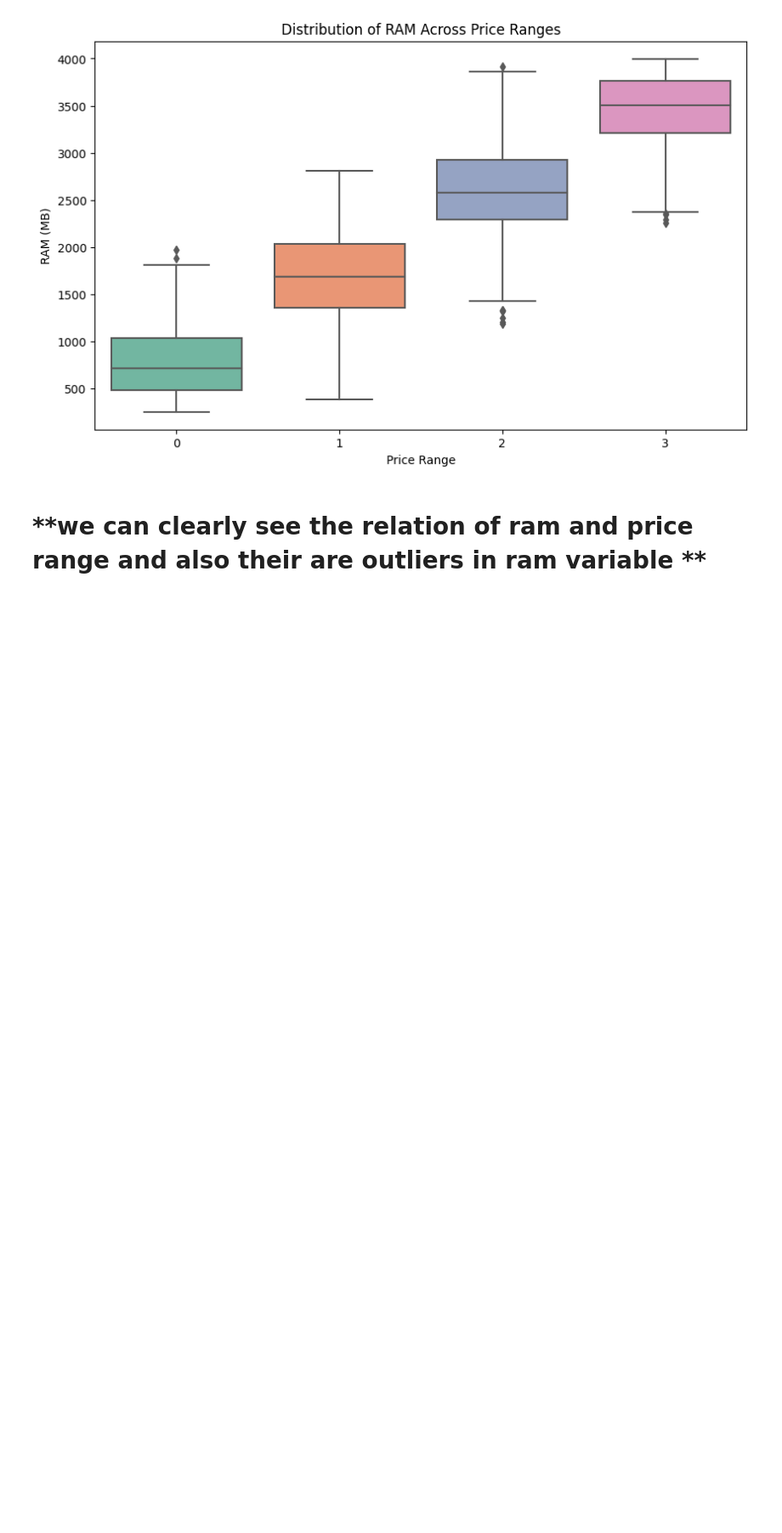
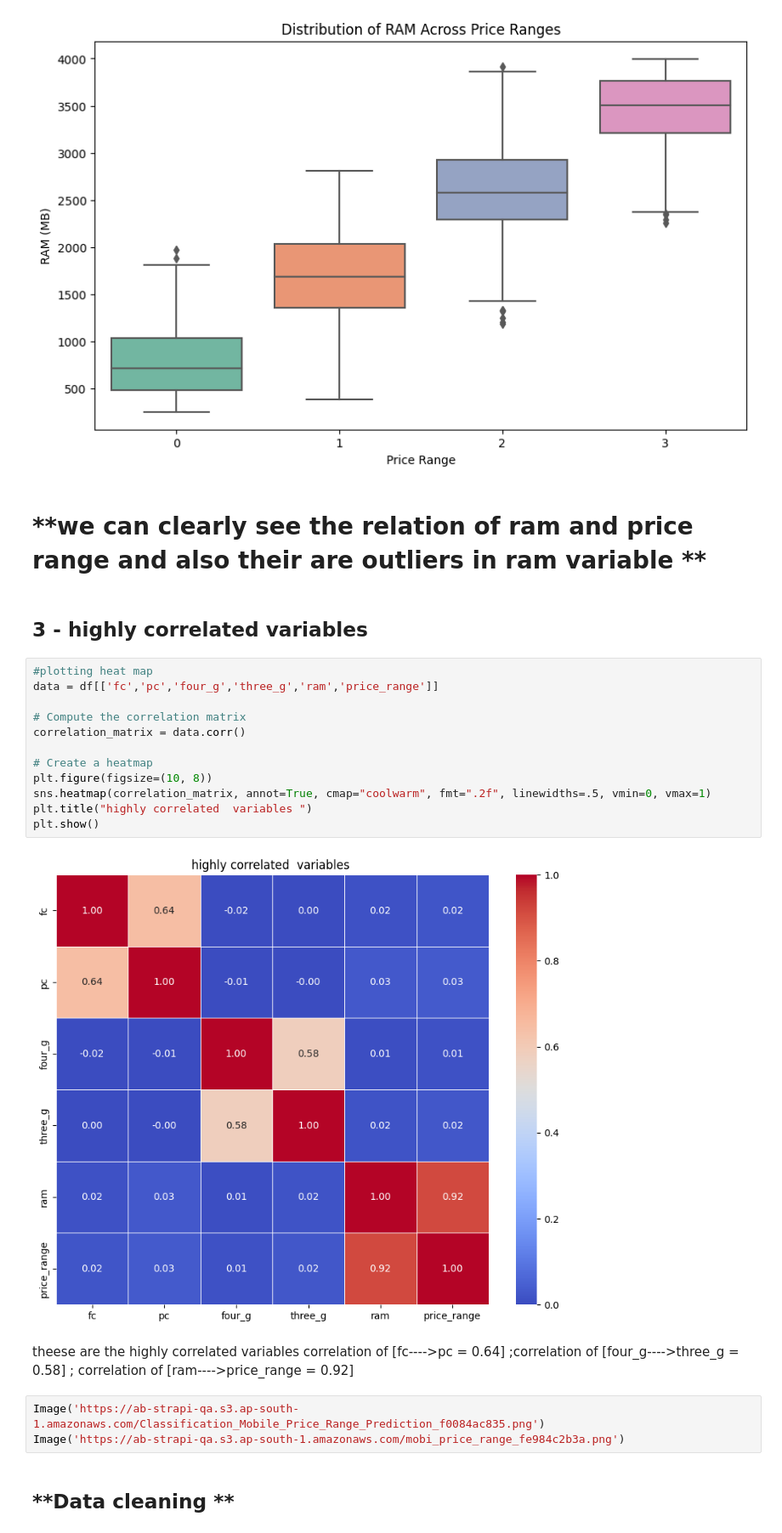
Before and after one commit to surajjorwar/Decision-Tree, a Jupyter notebook: Mobile_price_prediction_.ipynb, the cells around one changed output. Shown: that part at 85% size. Drawn from its saved outputs; the diff is of its cells as text; blank space fills up the shorter version.

```diff
--- a/Mobile_price_prediction_.ipynb
+++ b/Mobile_price_prediction_.ipynb
@@ -159,3 +140,28 @@ plt.show()
 [figure]
 # %% [markdown]
 # **we can clearly see the relation of ram and price range and also their are outliers in ram variable  **
+# %% [markdown]
+## 3 - highly correlated  variables
+# %%
+#plotting heat map
+data = df[['fc','pc','four_g','three_g','ram','price_range']]
+
+# Compute the correlation matrix
+correlation_matrix = data.corr()
+
+# Create a heatmap
+plt.figure(figsize=(10, 8))
+sns.heatmap(correlation_matrix, annot=True, cmap="coolwarm", fmt=".2f", linewidths=.5, vmin=0, vmax=1)
+plt.title("highly correlated  variables ")
+plt.show()
+# %% [output]
+[figure, added]
+# %% [markdown]
+theese are the highly correlated variables
+correlation of [fc---->pc = 0.64] ;correlation of [four_g---->three_g = 0.58] ;
+correlation of [ram---->price_range = 0.92]
+# %%
+Image('https://ab-strapi-qa.s3.ap-south-1.amazonaws.com/Classification_Mobile_Price_Range_Prediction_f0084ac835.png')
+Image('https://ab-strapi-qa.s3.ap-south-1.amazonaws.com/mobi_price_range_fe984c2b3a.png')
+# %% [markdown]
+## **Data cleaning **
```
Also changed, not shown: parts of 6 cells of this notebook.
